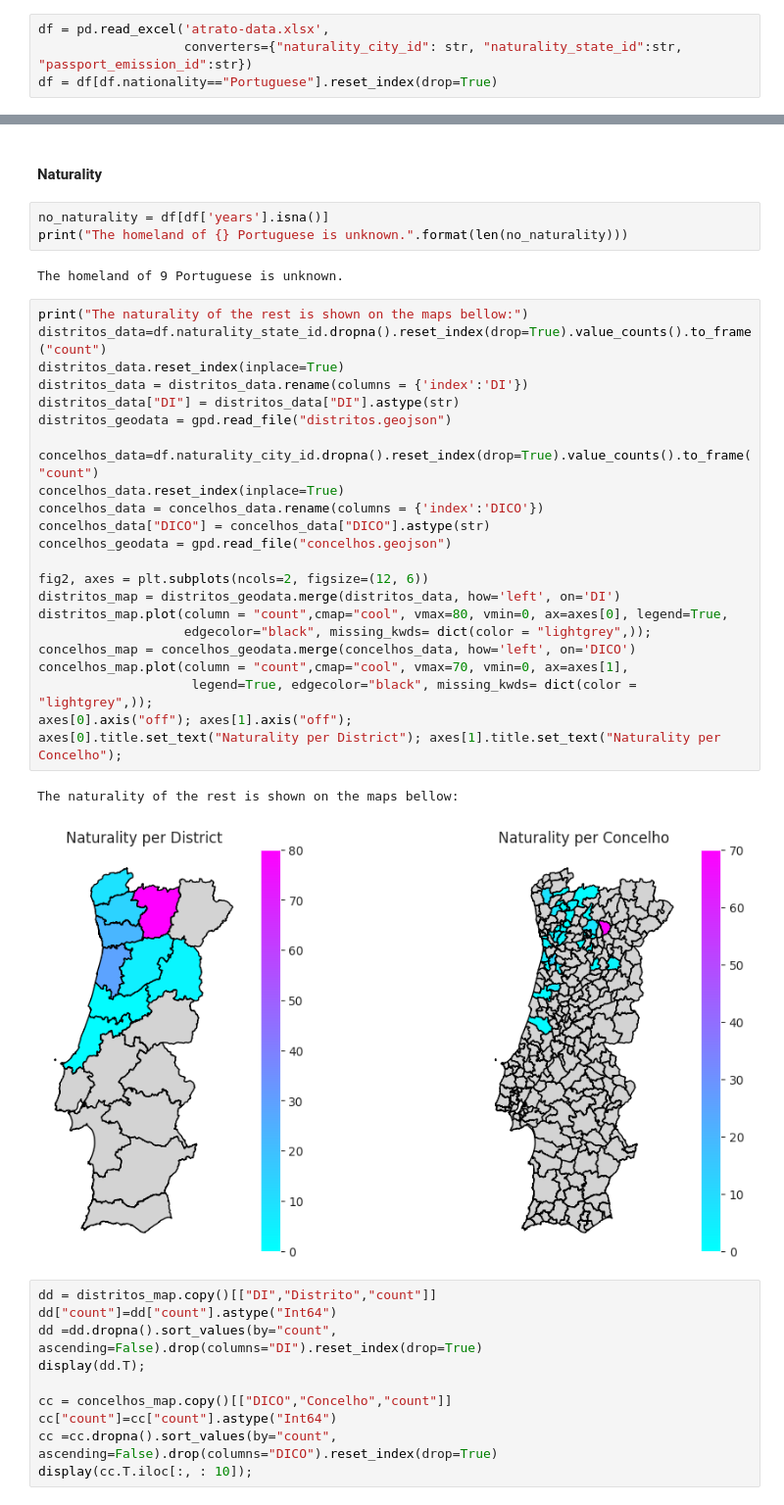
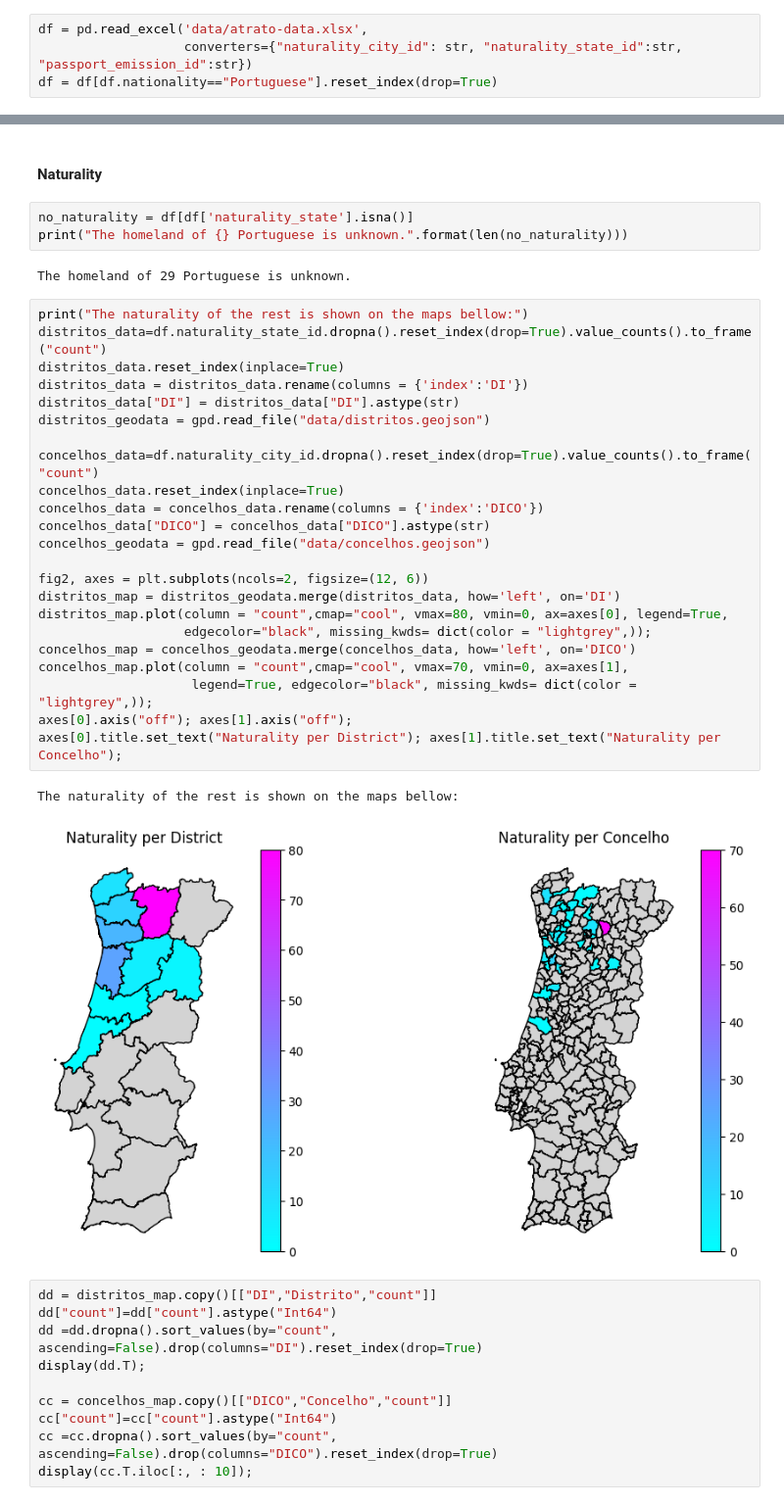
Before and after one commit to luamz/migration-data-analysis, a Jupyter notebook: portuguese_migrants.ipynb, the cells around one changed output, grey strips where cells are left out. Shown at 98% size. Cells and saved outputs as stored; diff of their text form.

```diff
--- a/portuguese_migrants.ipynb
+++ b/portuguese_migrants.ipynb
@@ -10,7 +10,7 @@ import numpy as np
 import pylab as pl
 %matplotlib inline
 # %%
-df = pd.read_excel('atrato-data.xlsx',
+df = pd.read_excel('data/atrato-data.xlsx',
                    converters={"naturality_city_id": str, "naturality_state_id":str, "passport_emission_id":str})
 df = df[df.nationality=="Portuguese"].reset_index(drop=True)
 # %% [markdown]
@@ -79,36 +66,36 @@ plt.xlabel("Male x Female"); plt.ylabel("Age Range");
 # %% [markdown]
 #### Naturality
 # %%
-no_naturality = df[df['years'].isna()]
+no_naturality = df[df['naturality_state'].isna()]
 print("The homeland of {} Portuguese is unknown.".format(len(no_naturality)))
 # %% [output]
-The homeland of 9 Portuguese is unknown.
+The homeland of 29 Portuguese is unknown.
 # %%
 print("The naturality of the rest is shown on the maps bellow:")
 distritos_data=df.naturality_state_id.dropna().reset_index(drop=True).value_counts().to_frame("count")
 distritos_data.reset_index(inplace=True)
 distritos_data = distritos_data.rename(columns = {'index':'DI'})
 distritos_data["DI"] = distritos_data["DI"].astype(str)
-distritos_geodata = gpd.read_file("distritos.geojson")
+distritos_geodata = gpd.read_file("data/distritos.geojson")
 
 concelhos_data=df.naturality_city_id.dropna().reset_index(drop=True).value_counts().to_frame("count")
 concelhos_data.reset_index(inplace=True)
 concelhos_data = concelhos_data.rename(columns = {'index':'DICO'})
 concelhos_data["DICO"] = concelhos_data["DICO"].astype(str)
-concelhos_geodata = gpd.read_file("concelhos.geojson")
+concelhos_geodata = gpd.read_file("data/concelhos.geojson")
 
 fig2, axes = plt.subplots(ncols=2, figsize=(12, 6))
 distritos_map = distritos_geodata.merge(distritos_data, how='left', on='DI')
 distritos_map.plot(column = "count",cmap="cool", vmax=80, vmin=0, ax=axes[0], legend=True,
                    edgecolor="black", missing_kwds= dict(color = "lightgrey",));
 concelhos_map = concelhos_geodata.merge(concelhos_data, how='left', on='DICO')
 concelhos_map.plot(column = "count",cmap="cool", vmax=70, vmin=0, ax=axes[1],
                     legend=True, edgecolor="black", missing_kwds= dict(color = "lightgrey",));
 axes[0].axis("off"); axes[1].axis("off");
 axes[0].title.set_text("Naturality per District"); axes[1].title.set_text("Naturality per Concelho");
 # %% [output]
 The naturality of the rest is shown on the maps bellow:
-[figure, old version]
+[figure, new version]
 # %%
 dd = distritos_map.copy()[["DI","Distrito","count"]]
 dd["count"]=dd["count"].astype("Int64")
```
Also changed, not shown: parts of 13 cells of this notebook, 1 other file.
